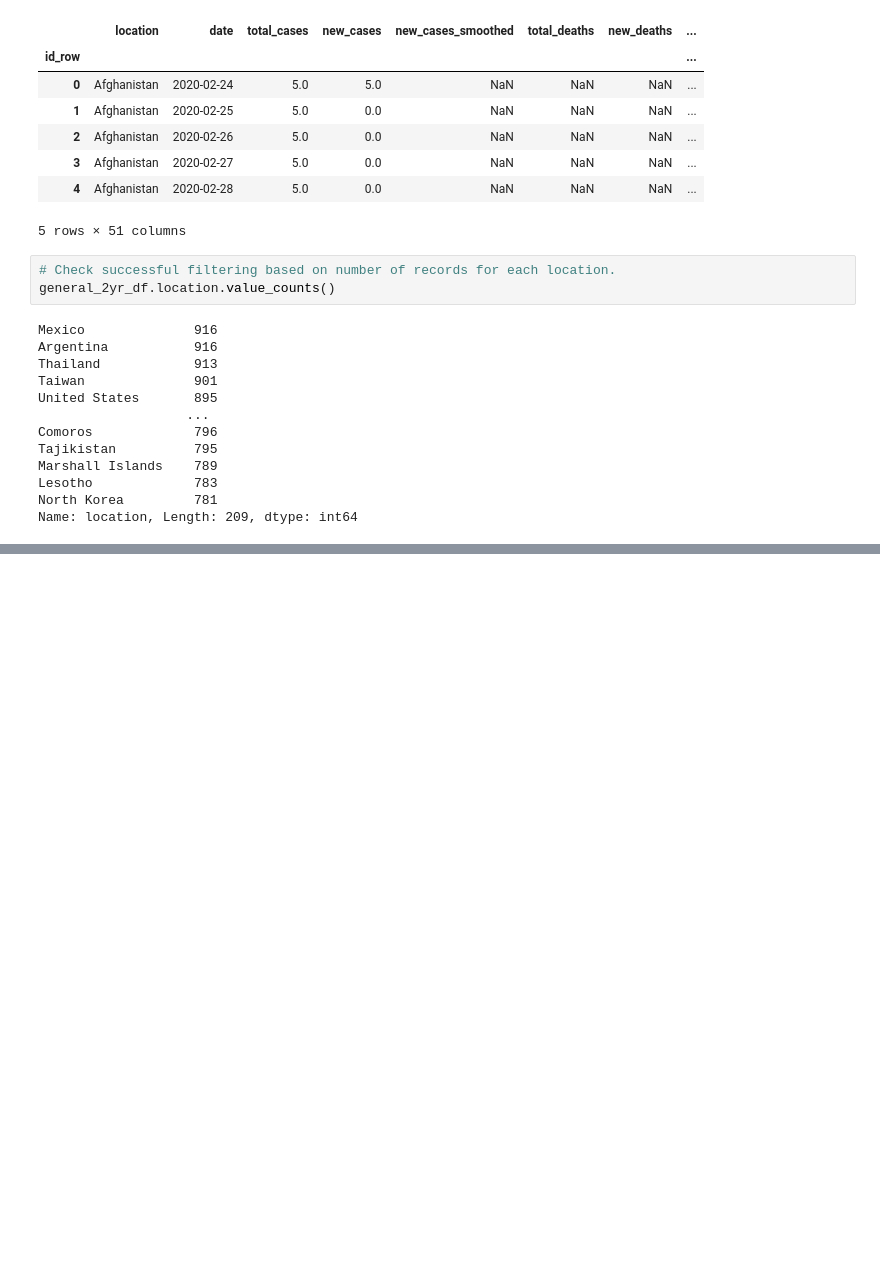
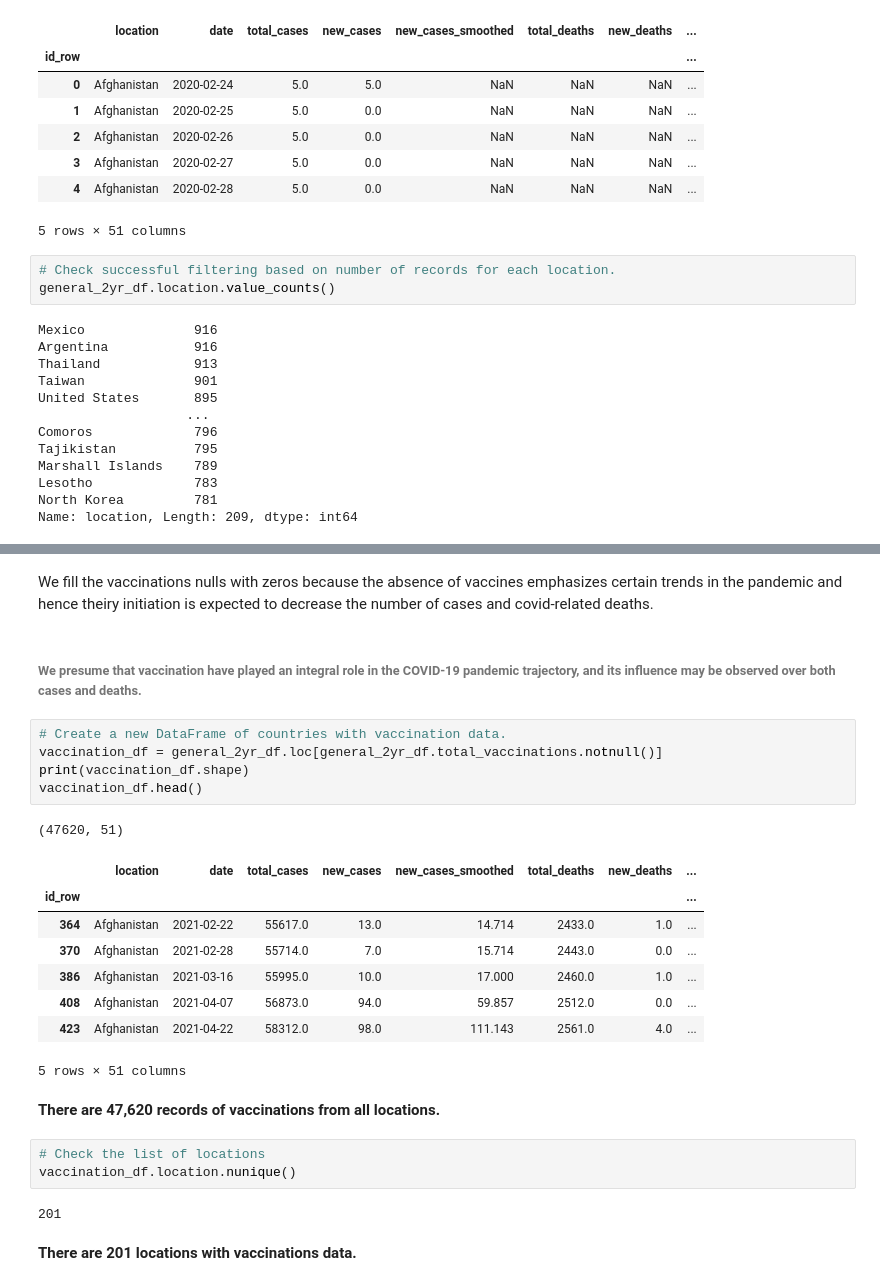
Before and after one commit to Magzzie/COVID-19_Analysis, a Jupyter notebook: COVID-19_Analysis_DB.ipynb, the cells around one changed output, grey strips where cells are left out. Drawn from its saved outputs; the diff is of its cells as text; blank space fills up the shorter version.

```diff
--- a/COVID-19_Analysis_DB.ipynb
+++ b/COVID-19_Analysis_DB.ipynb
@@ -298,0 +309,28 @@ Name: location, Length: 209, dtype: int64
+# %% [markdown]
+We fill the vaccinations nulls with zeros because the absence of vaccines emphasizes certain trends in the pandemic and hence theiry initiation is expected to decrease the number of cases and covid-related deaths.
+# %% [markdown]
+###### We presume that vaccination  have played an integral role in the COVID-19 pandemic trajectory, and its influence may be observed over both cases and deaths.
+# %%
+# Create a new DataFrame of countries with vaccination data.
+vaccination_df = general_2yr_df.loc[general_2yr_df.total_vaccinations.notnull()]
+print(vaccination_df.shape)
+vaccination_df.head()
+# %% [output]
+(47620, 51)
+|  | location | date | total_cases | new_cases | new_cases_smoothed | total_deaths | new_deaths | ... |
+| id_row |  |  |  |  |  |  |  | ... |
+| 364 | Afghanistan | 2021-02-22 | 55617.0 | 13.0 | 14.714 | 2433.0 | 1.0 | ... |
+| 370 | Afghanistan | 2021-02-28 | 55714.0 | 7.0 | 15.714 | 2443.0 | 0.0 | ... |
+| 386 | Afghanistan | 2021-03-16 | 55995.0 | 10.0 | 17.000 | 2460.0 | 1.0 | ... |
+| 408 | Afghanistan | 2021-04-07 | 56873.0 | 94.0 | 59.857 | 2512.0 | 0.0 | ... |
+| 423 | Afghanistan | 2021-04-22 | 58312.0 | 98.0 | 111.143 | 2561.0 | 4.0 | ... |
+5 rows × 51 columns
+# %% [markdown]
+**There are 47,620 records of vaccinations from all locations.**
+# %%
+# Check the list of locations
+vaccination_df.location.nunique()
+# %% [output]
+201
+# %% [markdown]
+**There are 201 locations with vaccinations data.**
```
Also changed, not shown: parts of 17 cells of this notebook.
